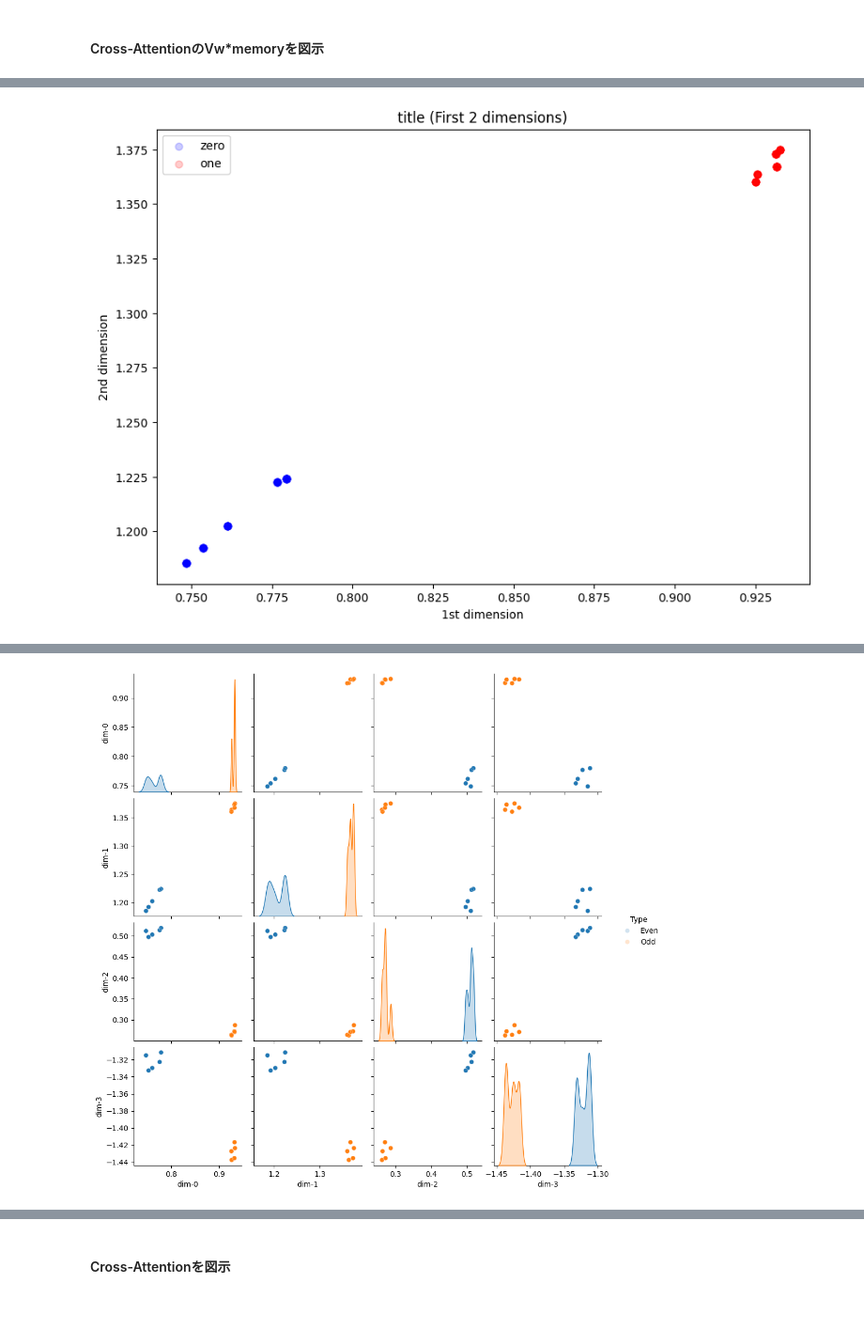
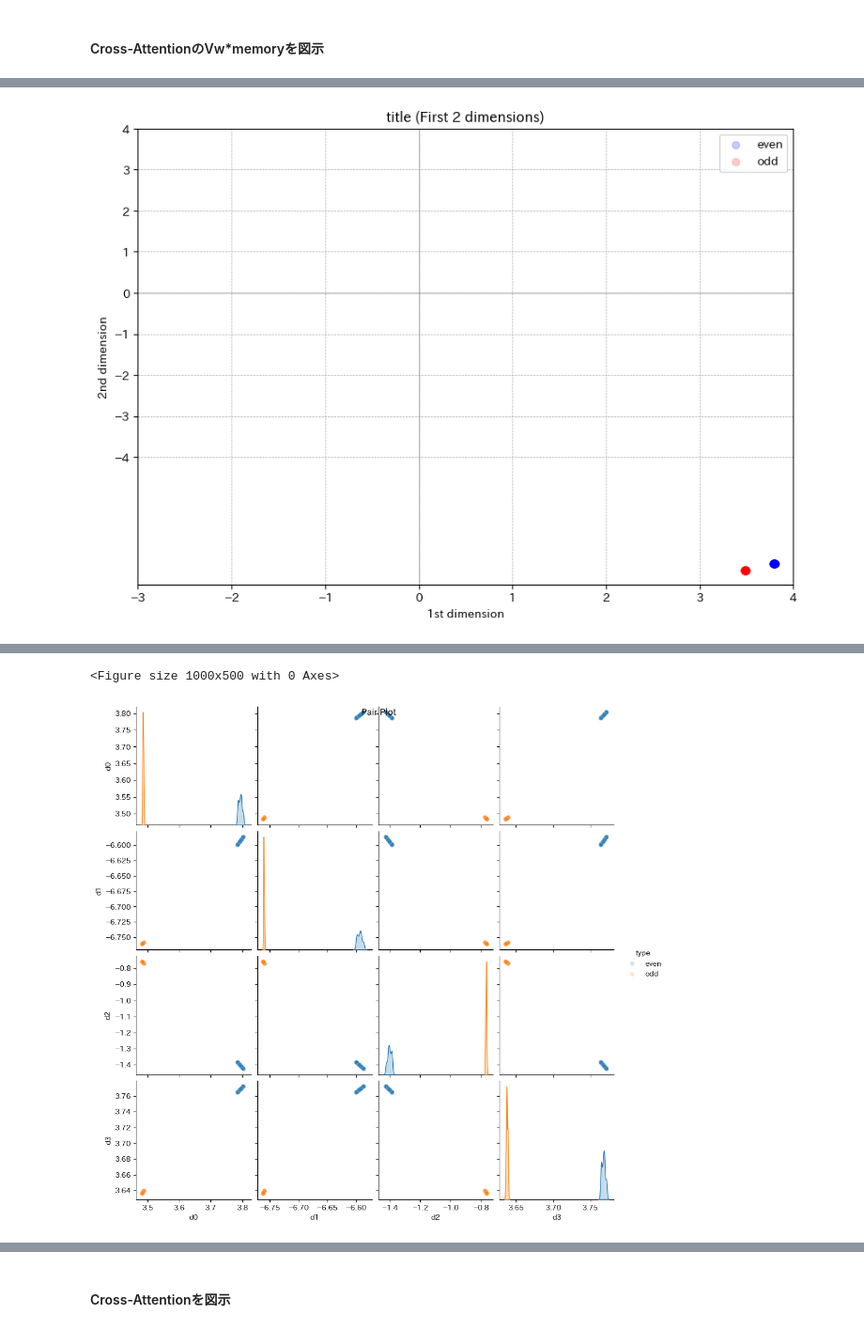
Before and after one commit to AriRyo/transformer-ansys, a Jupyter notebook: FomulaBEAT/tf_math05-1.ipynb, the cells around one changed output, grey strips where cells are left out. Shown at 94% size. Cells and saved outputs as stored; diff of their text form; code cells hidden in the pictures.

```diff
--- a/FomulaBEAT/tf_math05-1.ipynb
+++ b/FomulaBEAT/tf_math05-1.ipynb
@@ -533,8 +552,8 @@ def translate(src_sentence, model=loaded_model, vocab_src=vocab_src, vocab_tgt=v
     # 初期ターゲット文に <start> トークンを設定
     tgt_indexes = torch.tensor([START_IDX], device=device).unsqueeze(1)
 
-    # ソース文のメモリを生成
     memory = model.positional_encoding(model.token_embedding(src_indexes))
+    memory = model.encoder_layer(memory)
 
     for _ in range(max_len):
         # デコード
@@ -947,18 +1198,0 @@ plt.show()
-# %%
-# Cross Attention後の出力を取得
-def extract_vectors(data_src, model=loaded_model, embedding_size=embedding_size):
-    vectors = []
-    for src in data_src:
-        src = src.view(-1, 1)  # Reshape to (seq_len, batch_size)
-        memory_emb = model.positional_encoding(model.token_embedding(src))
-        vectors.append(memory_emb.detach().cpu().numpy().squeeze())
-    vectors_array = np.array(vectors)
-    return vectors_array
-
-# 偶数と奇数のCross Attention後のベクトルリストを取得
-even_vectors_ca = extract_vectors(even_src, loaded_model).reshape(700, 4)
-odd_vectors_ca = extract_vectors(odd_src, loaded_model).reshape(700, 4)
-print(even_vectors_ca.shape, odd_vectors_ca.shape)
-plot_pca_even_odd(even_vectors_ca, odd_vectors_ca, withEnv=True)
-plot_umap_even_odd(even_vectors_ca, odd_vectors_ca, withEnv=True, n_neighbors=30)
-plot_map_even_odd(even_vectors_ca, odd_vectors_ca, withEnv=True)
@@ -981,18 +1216,22 @@ def extract_vectors(data_src, model=loaded_model, embedding_size=embedding_size)
     vectors = []
     for src in data_src:
         src = src.view(-1, 1)  # Reshape to (seq_len, batch_size)
+        tgt = model.positional_encoding(model.token_embedding(ys))
+
         memory = model.positional_encoding(model.token_embedding(src))
-        tgt = torch.ones(1, 1).fill_(START_IDX).type(torch.long).to(device)
-        tgt = model.positional_encoding(model.token_embedding.embedding.weight[tgt] * math.sqrt(embedding_size))
-        tgt, _, _ = model.self_attention(tgt, embedding_size)
+        memory, _, _ = model.self_attn_encoder(memory, embedding_size)
+        memory = model.encoder_layer.norm1(memory)
+
+        tgt, _, _ = model.self_attn_decoder(tgt, embedding_size)
         tgt = model.decoder_layer.norm1(tgt)
 
         # Cross Attention
-        multi_attn_wq, multi_attn_wk, multi_attn_wv = model.params['decoder_layer.multihead_attn.in_proj_weight'].data.chunk(3, dim=0)
-        multi_attn_bq, multi_attn_bk, multi_attn_bv = model.params['decoder_layer.multihead_attn.in_proj_bias'].data.chunk(3, dim=0)
+        multi_attn_wq, multi_attn_wk, multi_attn_wv = model.decoder_layer.cross_attn.in_proj_weight.data.chunk(3, dim=0)
+        multi_attn_bq, multi_attn_bk, multi_attn_bv = model.decoder_layer.cross_attn.in_proj_bias.data.chunk(3, dim=0)
         VW = torch.matmul(memory.permute(1, 0, 2), multi_attn_wv.T) + multi_attn_bv
-        VW = torch.matmul(VW, model.params['decoder_layer.multihead_attn.out_proj.weight'].data.T)
-        index5 = VW[:, 5, :]
+        VW = torch.matmul(VW, model.decoder_layer.cross_attn.out_proj.weight.data.T) + model.decoder_layer.cross_attn.out_proj.bias.data
+        VW = model.decoder_layer.norm2(VW)
+        index5 = VW[:, 6, :]
         vectors.append(index5.detach().cpu().numpy().squeeze())
     vectors_array = np.array(vectors)
     return vectors_array
@@ -1004,15 +1243,6 @@ print(even_vectors_ca.shape, odd_vectors_ca.shape)
 plot_pca_even_odd(even_vectors_ca, odd_vectors_ca, withEnv=False)
 plot_umap_even_odd(even_vectors_ca, odd_vectors_ca, withEnv=False, n_neighbors=30)
 plot_map_even_odd(even_vectors_ca, odd_vectors_ca, withEnv=False)
-
-
-# Pair plotを表示
-even_df = pd.DataFrame(even_vectors_ca, columns=[f"dim-{i}" for i in range(even_vectors_ca.shape[1])])
-even_df["Type"] = "Even"
-odd_df = pd.DataFrame(odd_vectors_ca, columns=[f"dim-{i}" for i in range(odd_vectors_ca.shape[1])])
-odd_df["Type"] = "Odd"
-df = pd.concat([even_df, odd_df], ignore_index=True)
-sns.pairplot(df, hue="Type", diag_kind='kde', plot_kws={'alpha': 0.2})
-plt.show()
+plot_pairplot(even_vectors_ca, odd_vectors_ca)
 # %% [output]
 (100, 4) (100, 4)
@@ -1021 +1251 @@ plt.show()
-[figure, old version]
+[figure, new version]
@@ -1023,2 +1253,3 @@ plt.show()
+<Figure size 1000x500 with 0 Axes>
-[figure, old version]
+[figure, new version]
 # %% [markdown]
```
Also changed, not shown: parts of 52 cells of this notebook, 4 other files.
